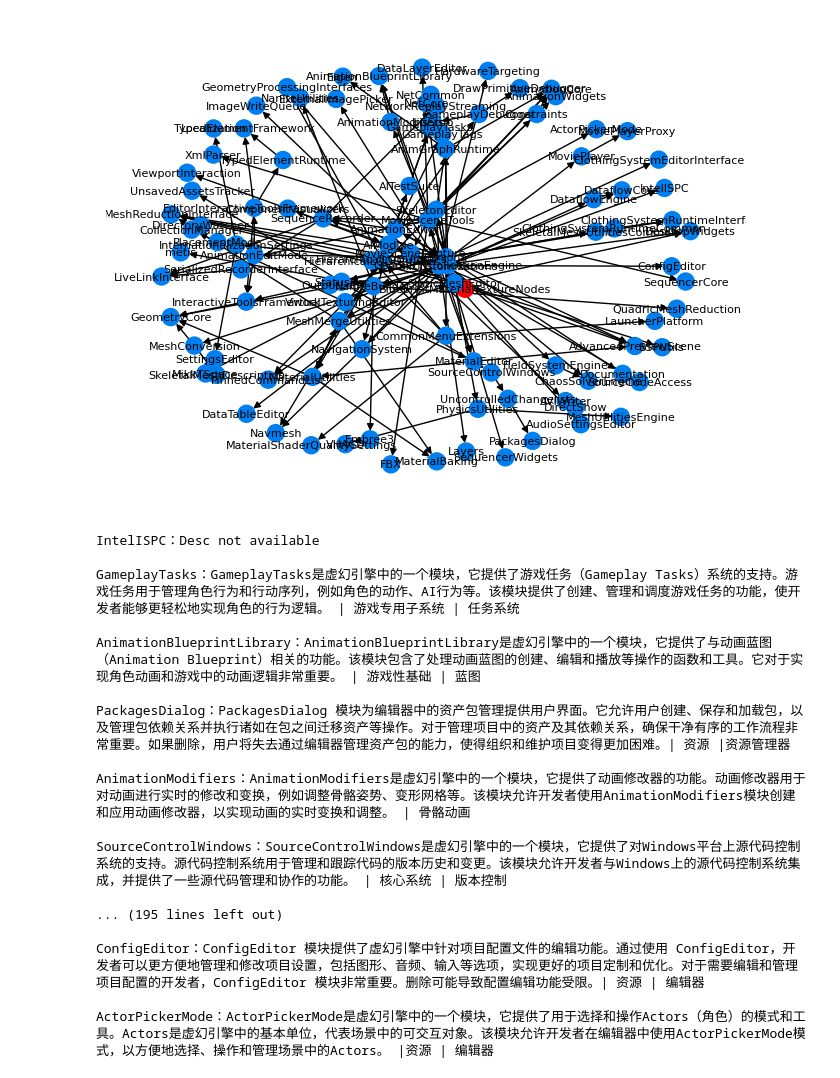
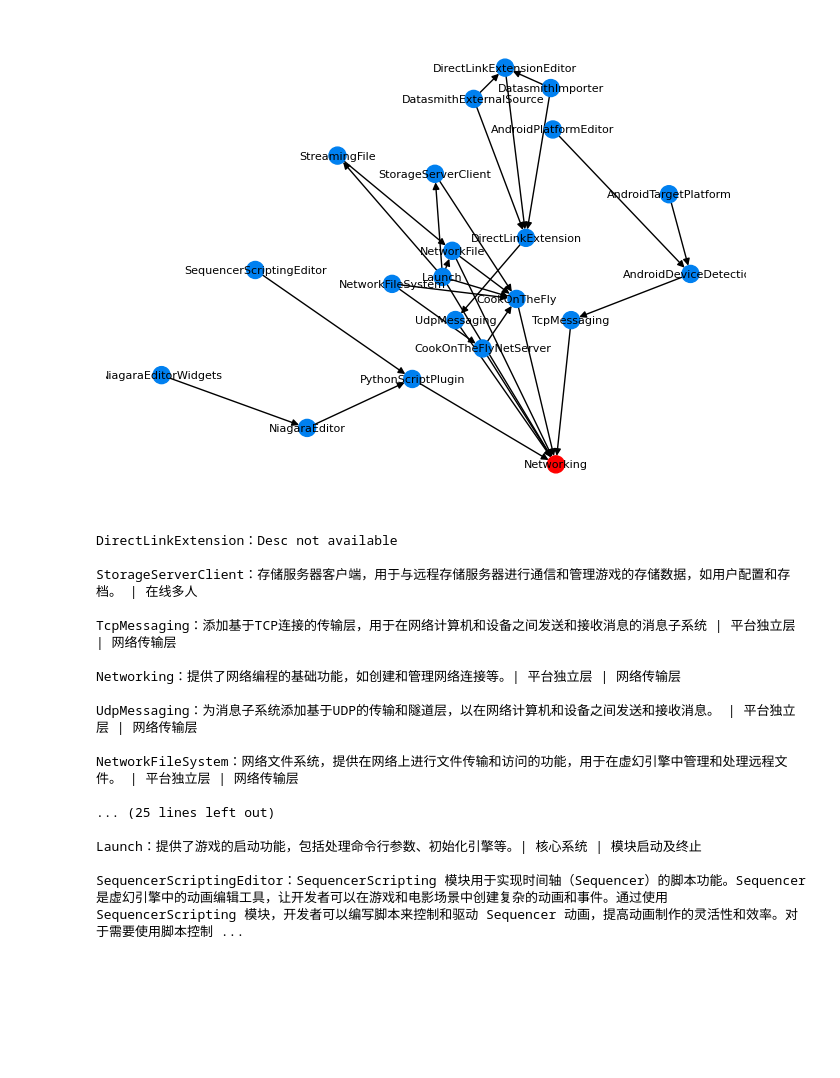
Before and after one commit to zoheth/UE-Trim, a Jupyter notebook: visualization.ipynb, the cells around one changed output. Saved outputs shown, nothing was run; the diff lists cells and outputs as text; code cells hidden in the pictures; blank space fills up the shorter version.

```diff
--- a/visualization.ipynb
+++ b/visualization.ipynb
@@ -49,23 +49,23 @@ RenderGraphInsights, In-degree: 0
 SunPosition, In-degree: 0
 SlateInsights, In-degree: 0
 # %%
-observe("BlueprintMaterialTextureNodes")
+observe("Networking")
 # %% [output]
-[figure, old version]
+[figure, new version]
-IntelISPC：Desc not available
+DirectLinkExtension：Desc not available
 
-GameplayTasks：GameplayTasks是虚幻引擎中的一个模块，它提供了游戏任务（Gameplay Tasks）系统的支持。游戏任务用于管理角色行为和行动序列，例如角色的动作、AI行为等。该模块提供了创建、管理和调度游戏任务的功能，使开发者能够更轻松地实现角色的行为逻辑。 | 游戏专用子系统 | 任务系统
+StorageServerClient：存储服务器客户端，用于与远程存储服务器进行通信和管理游戏的存储数据，如用户配置和存档。 | 在线多人
 
-AnimationBlueprintLibrary：AnimationBlueprintLibrary是虚幻引擎中的一个模块，它提供了与动画蓝图（Animation Blueprint）相关的功能。该模块包含了处理动画蓝图的创建、编辑和播放等操作的函数和工具。它对于实现角色动画和游戏中的动画逻辑非常重要。 | 游戏性基础 | 蓝图
+TcpMessaging：添加基于TCP连接的传输层，用于在网络计算机和设备之间发送和接收消息的消息子系统 | 平台独立层 | 网络传输层
 
-PackagesDialog：PackagesDialog 模块为编辑器中的资产包管理提供用户界面。它允许用户创建、保存和加载包，以及管理包依赖关系并执行诸如在包之间迁移资产等操作。对于管理项目中的资产及其依赖关系，确保干净有序的工作流程非常重要。如果删除，用户将失去通过编辑器管理资产包的能力，使得组织和维护项目变得更加困难。| 资源 |资源管理器
+Networking：提供了网络编程的基础功能，如创建和管理网络连接等。| 平台独立层 | 网络传输层
 
-AnimationModifiers：AnimationModifiers是虚幻引擎中的一个模块，它提供了动画修改器的功能。动画修改器用于对动画进行实时的修改和变换，例如调整骨骼姿势、变形网格等。该模块允许开发者使用AnimationModifiers模块创建和应用动画修改器，以实现动画的实时变换和调整。 | 骨骼动画
+UdpMessaging：为消息子系统添加基于UDP的传输和隧道层，以在网络计算机和设备之间发送和接收消息。 | 平台独立层 | 网络传输层
 
-SourceControlWindows：SourceControlWindows是虚幻引擎中的一个模块，它提供了对Windows平台上源代码控制系统的支持。源代码控制系统用于管理和跟踪代码的版本历史和变更。该模块允许开发者与Windows上的源代码控制系统集成，并提供了一些源代码管理和协作的功能。 | 核心系统 | 版本控制
+NetworkFileSystem：网络文件系统，提供在网络上进行文件传输和访问的功能，用于在虚幻引擎中管理和处理远程文件。 | 平台独立层 | 网络传输层
 
-... (195 lines left out)
+... (25 lines left out)
 
-ConfigEditor：ConfigEditor 模块提供了虚幻引擎中针对项目配置文件的编辑功能。通过使用 ConfigEditor，开发者可以更方便地管理和修改项目设置，包括图形、音频、输入等选项，实现更好的项目定制和优化。对于需要编辑和管理项目配置的开发者，ConfigEditor 模块非常重要。删除可能导致配置编辑功能受限。| 资源 | 编辑器
+Launch：提供了游戏的启动功能，包括处理命令行参数、初始化引擎等。| 核心系统 | 模块启动及终止
 
-ActorPickerMode：ActorPickerMode是虚幻引擎中的一个模块，它提供了用于选择和操作Actors（角色）的模式和工具。Actors是虚幻引擎中的基本单位，代表场景中的可交互对象。该模块允许开发者在编辑器中使用ActorPickerMode模式，以方便地选择、操作和管理场景中的Actors。 |资源 | 编辑器
+SequencerScriptingEditor：SequencerScripting 模块用于实现时间轴（Sequencer）的脚本功能。Sequencer 是虚幻引擎中的动画编辑工具，让开发者可以在游戏和电影场景中创建复杂的动画和事件。通过使用 SequencerScripting 模块，开发者可以编写脚本来控制和驱动 Sequencer 动画，提高动画制作的灵活性和效率。对于需要使用脚本控制 ...
```
